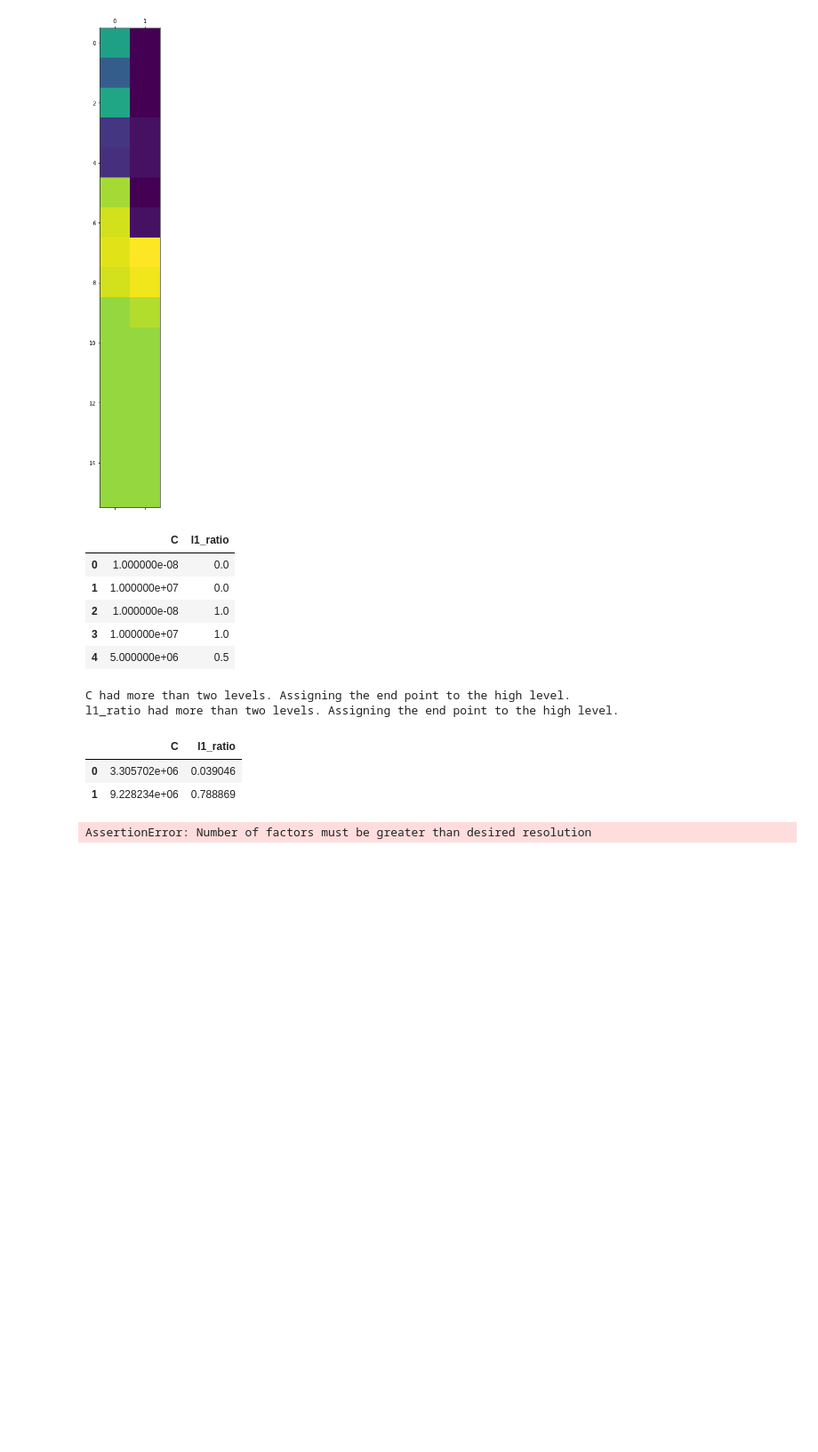
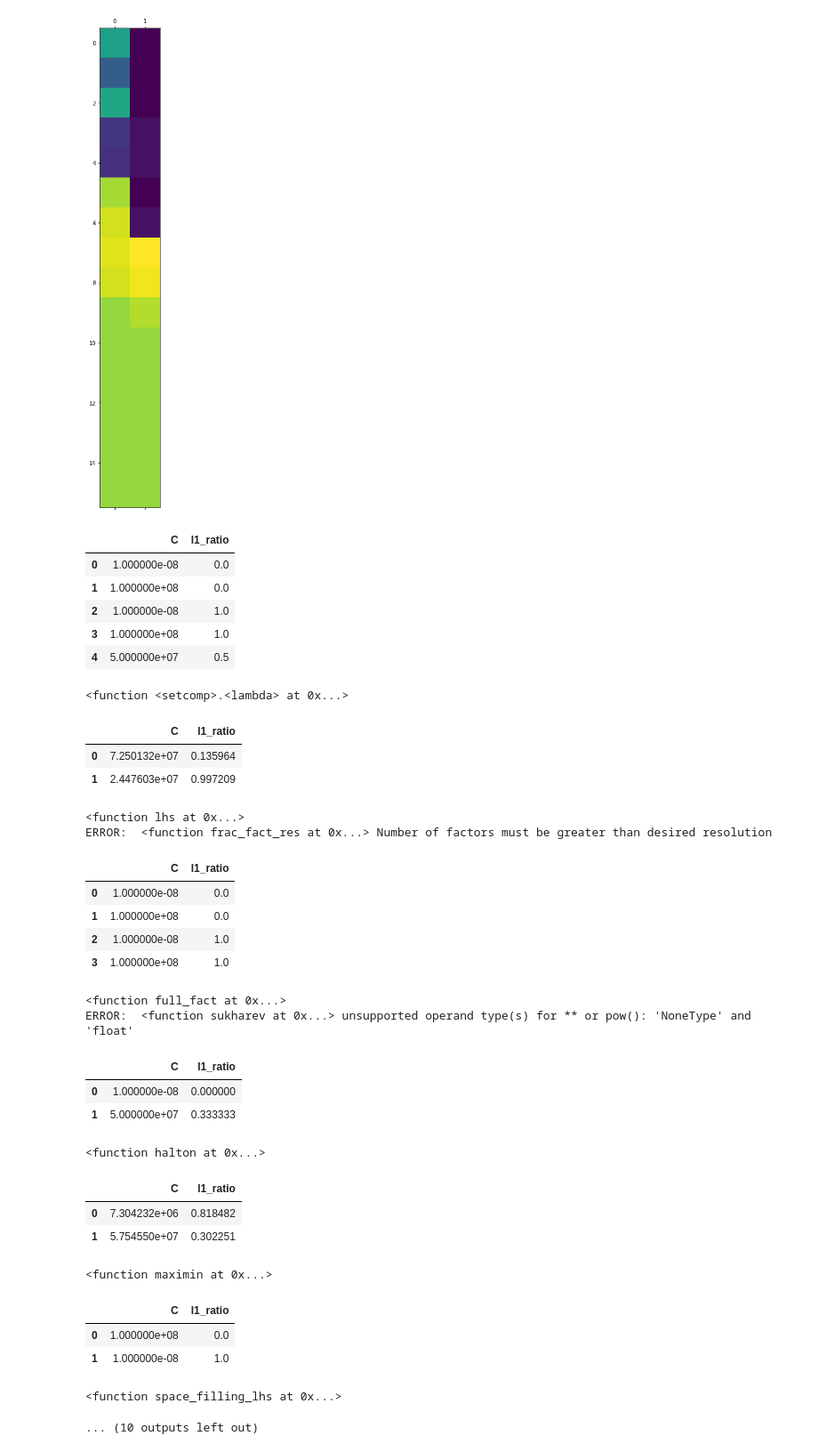
Before and after one commit to fd0r/design_of_experiment, a Jupyter notebook: python_notebook.ipynb, the cells around one changed output. Shown: that part at 89% size. Saved outputs shown, nothing was run; the diff lists cells and outputs as text; code cells hidden in the pictures; blank space fills up the shorter version.

```diff
--- a/python_notebook.ipynb
+++ b/python_notebook.ipynb
@@ -169,20 +169,52 @@ plans = {build.full_fact, build.frac_fact_res, build.plackett_burman,
     build.halton,
     build.uniform_random
 }
-# %%
-for build_plan in plans:
-    p = build_plan(parameters)
-    display(p.head())
-# %% [output]
-|  | C | l1_ratio |
-| 0 | 1.000000e-08 | 0.0 |
-| 1 | 1.000000e+07 | 0.0 |
-| 2 | 1.000000e-08 | 1.0 |
-| 3 | 1.000000e+07 | 1.0 |
-| 4 | 5.000000e+06 | 0.5 |
-C had more than two levels. Assigning the end point to the high level.
-l1_ratio had more than two levels. Assigning the end point to the high level.
-|  | C | l1_ratio |
-| 0 | 3.305702e+06 | 0.039046 |
-| 1 | 9.228234e+06 | 0.788869 |
-AssertionError: Number of factors must be greater than desired resolution
+# %%
+errors = list()
+good = list()
+for build_plan in plans:
+    try:
+        parameters ={
+            'C':[float("1e{}".format(i)) for i in (-8, 8)],
+            'l1_ratio':[0, 1]}
+
+        p = build_plan(parameters)
+        display(p.head())
+        print(build_plan)
+        good.append((build_plan, p))
+    except Exception as e:
+        print("ERROR: \t{}".format(build_plan), e)
+        errors.append((build_plan, e))
+# %% [output]
+|  | C | l1_ratio |
+| 0 | 1.000000e-08 | 0.0 |
+| 1 | 1.000000e+08 | 0.0 |
+| 2 | 1.000000e-08 | 1.0 |
+| 3 | 1.000000e+08 | 1.0 |
+| 4 | 5.000000e+07 | 0.5 |
+<function <setcomp>.<lambda> at 0x...>
+|  | C | l1_ratio |
+| 0 | 7.250132e+07 | 0.135964 |
+| 1 | 2.447603e+07 | 0.997209 |
+<function lhs at 0x...>
+ERROR:  <function frac_fact_res at 0x...> Number of factors must be greater than desired resolution
+|  | C | l1_ratio |
+| 0 | 1.000000e-08 | 0.0 |
+| 1 | 1.000000e+08 | 0.0 |
+| 2 | 1.000000e-08 | 1.0 |
+| 3 | 1.000000e+08 | 1.0 |
+<function full_fact at 0x...>
+ERROR:  <function sukharev at 0x...> unsupported operand type(s) for ** or pow(): 'NoneType' and 'float'
+|  | C | l1_ratio |
+| 0 | 1.000000e-08 | 0.000000 |
+| 1 | 5.000000e+07 | 0.333333 |
+<function halton at 0x...>
+|  | C | l1_ratio |
+| 0 | 7.304232e+06 | 0.818482 |
+| 1 | 5.754550e+07 | 0.302251 |
+<function maximin at 0x...>
+|  | C | l1_ratio |
+| 0 | 1.000000e+08 | 0.0 |
+| 1 | 1.000000e-08 | 1.0 |
+<function space_filling_lhs at 0x...>
+... (10 outputs left out)
```
Also changed, not shown: parts of 1 cell of this notebook.
